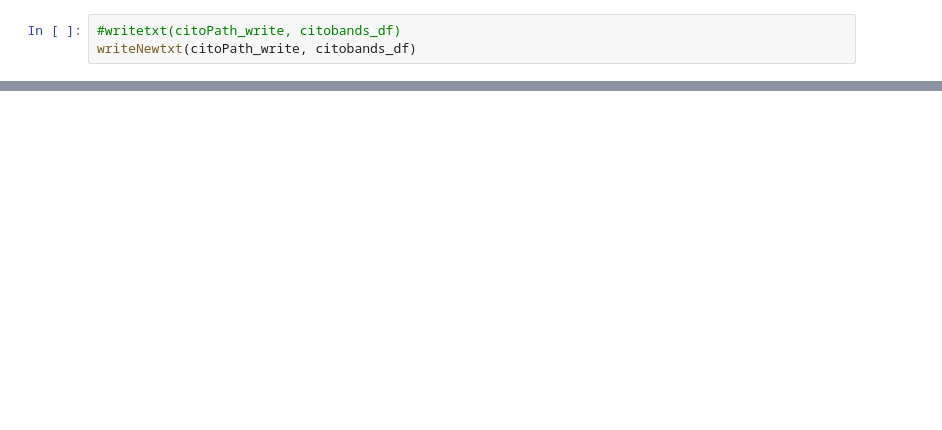
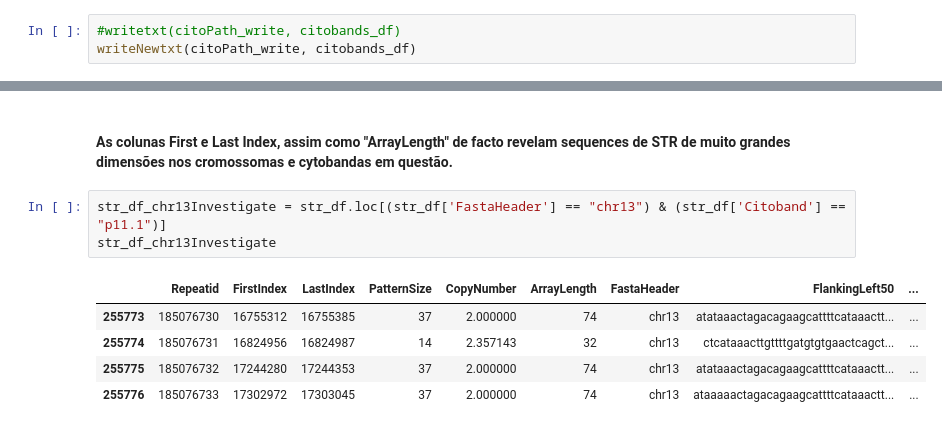
Before and after one commit to AndreSantos2000/A_map_of_privacy-sensitivity_in_human_genomes, a Jupyter notebook: jupyter_scripts/cytobands/cytobands_dataTreatment.ipynb, the cells around one changed output, grey strips where cells are left out. Cells and saved outputs as stored; diff of their text form; blank space fills up the shorter version.

```diff
--- a/jupyter_scripts/cytobands/cytobands_dataTreatment.ipynb
+++ b/jupyter_scripts/cytobands/cytobands_dataTreatment.ipynb
@@ -137,0 +200,11 @@ writeNewtxt(citoPath_write, citobands_df)
+# %% [markdown]
+#### As colunas First e Last Index, assim como "ArrayLength" de facto revelam sequences de STR de muito grandes dimensões nos cromossomas e cytobandas em questão.
+# %%
+str_df_chr13Investigate = str_df.loc[(str_df['FastaHeader'] == "chr13") & (str_df['Citoband'] == "p11.1")]
+str_df_chr13Investigate
+# %% [output]
+|  | Repeatid | FirstIndex | LastIndex | PatternSize | CopyNumber | ArrayLength | FastaHeader | FlankingLeft50 | ... |
+| 255773 | 185076730 | 16755312 | 16755385 | 37 | 2.000000 | 74 | chr13 | atataaactagacagaagcattttcataaactt... | ... |
+| 255774 | 185076731 | 16824956 | 16824987 | 14 | 2.357143 | 32 | chr13 | ctcataaacttgttttgatgtgtgaactcagct... | ... |
+| 255775 | 185076732 | 17244280 | 17244353 | 37 | 2.000000 | 74 | chr13 | atataaactagacagaagcattttcataaactt... | ... |
+| 255776 | 185076733 | 17302972 | 17303045 | 37 | 2.000000 | 74 | chr13 | ataaaaactagacagaagcattttcataaactt... | ... |
```
Also changed, not shown: parts of 10 cells of this notebook, 2 other files.
